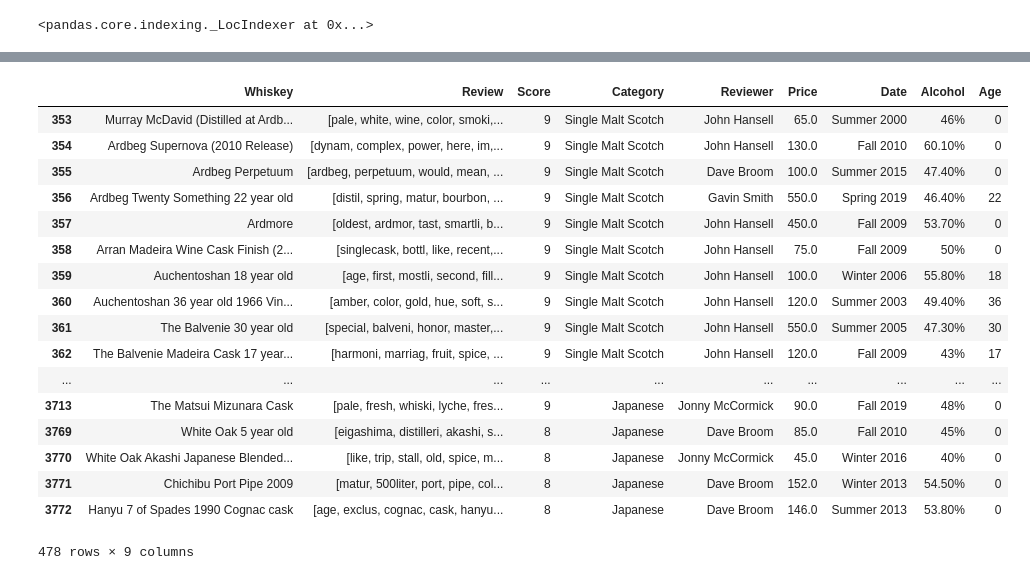
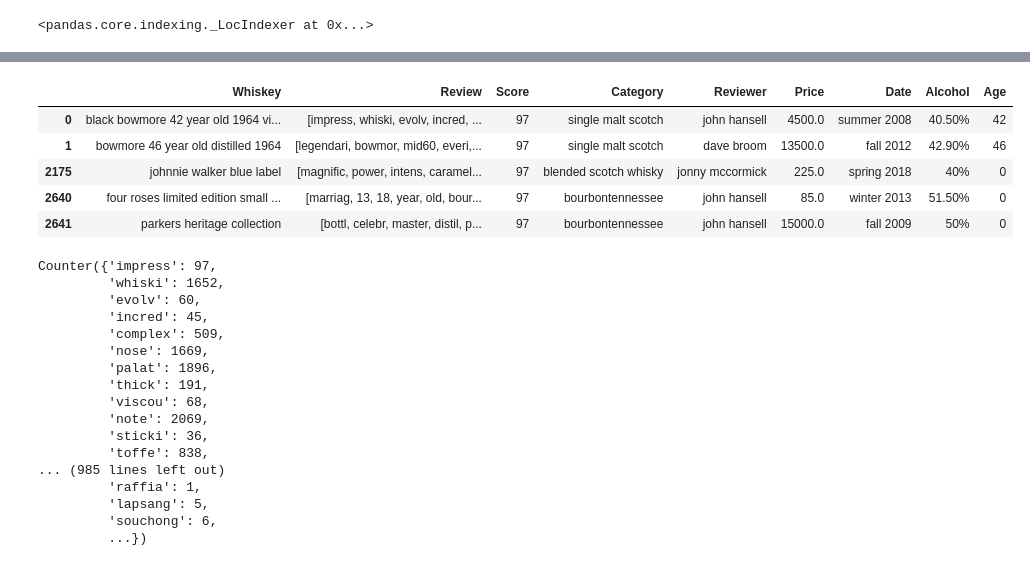
Before and after one commit to Fez3/Web-Scraper, a Jupyter notebook: Selenium/Scraping Project.ipynb, the cells around one changed output, grey strips where cells are left out. Saved outputs shown, nothing was run; the diff lists cells and outputs as text; code cells hidden in the pictures.

```diff
--- a/Selenium/Scraping Project.ipynb
+++ b/Selenium/Scraping Project.ipynb
@@ -110,0 +89,18 @@ Name: Review, Length: 3774, dtype: object
+# %%
+from nltk.stem import PorterStemmer
+stemmer = PorterStemmer()
+df['Review']=df['Review'].apply(lambda x: ' '.join([stemmer.stem(word) for word in x.split()]))
+df['Review']
+for column in df.columns:
+    try:
+# Convert all the string to lower cases
+        df[column] = df[column].str.lower()
+# \S+ means anything that is not an empty space
+        df[column] = df[column].apply(lambda x: re.sub('http\S*', '', x))
+# \s+ means all empty space (\n, \r, \t)
+        df[column] = df[column].apply(lambda x: re.sub('\s+', ' ', x))
+        df[column] = df[column].apply(lambda text: " ".join(word for word in text.split() if word not in stop))
+        df[column] = df[column].apply(lambda x: re.sub('[^\w\s]', '', x))
+        print(column+' is done')
+    except:
+        print(column+" is not string")
@@ -286,7 +282,10 @@ def finder(x):
     try:
         return re.search(r'[0-9][0-9] year old', x).group(0)
     except:
-        return str(0)
+        try:
+            return re.search(r'[0-9] year old', x).group(0)
+        except:
+            return str(0)
 
 df=df.assign(Age=df['Whiskey'].apply(lambda x: finder(x)))
 # %%
@@ -376,21 +393,33 @@ df[df.Reviewer==' Geoffrey Kleinman ']
 # %%
-df[df.Score < 10]
+df[df.Score > 96]
 # %% [output]
 |  | Whiskey | Review | Score | Category | Reviewer | Price | Date | Alcohol | Age |
-| 353 | Murray McDavid (Distilled at Ardb... | [pale, white, wine, color, smoki,... | 9 | Single Malt Scotch | John Hansell | 65.0 | Summer 2000 | 46% | 0 |
-| 354 | Ardbeg Supernova (2010 Release) | [dynam, complex, power, here, im,... | 9 | Single Malt Scotch | John Hansell | 130.0 | Fall 2010 | 60.10% | 0 |
-| 355 | Ardbeg Perpetuum | [ardbeg, perpetuum, would, mean, ... | 9 | Single Malt Scotch | Dave Broom | 100.0 | Summer 2015 | 47.40% | 0 |
-| 356 | Ardbeg Twenty Something 22 year old | [distil, spring, matur, bourbon, ... | 9 | Single Malt Scotch | Gavin Smith | 550.0 | Spring 2019 | 46.40% | 22 |
-| 357 | Ardmore | [oldest, ardmor, tast, smartli, b... | 9 | Single Malt Scotch | John Hansell | 450.0 | Fall 2009 | 53.70% | 0 |
-| 358 | Arran Madeira Wine Cask Finish (2... | [singlecask, bottl, like, recent,... | 9 | Single Malt Scotch | John Hansell | 75.0 | Fall 2009 | 50% | 0 |
-| 359 | Auchentoshan 18 year old | [age, first, mostli, second, fill... | 9 | Single Malt Scotch | John Hansell | 100.0 | Winter 2006 | 55.80% | 18 |
-| 360 | Auchentoshan 36 year old 1966 Vin... | [amber, color, gold, hue, soft, s... | 9 | Single Malt Scotch | John Hansell | 120.0 | Summer 2003 | 49.40% | 36 |
-| 361 | The Balvenie 30 year old | [special, balveni, honor, master,... | 9 | Single Malt Scotch | John Hansell | 550.0 | Summer 2005 | 47.30% | 30 |
-| 362 | The Balvenie Madeira Cask 17 year... | [harmoni, marriag, fruit, spice, ... | 9 | Single Malt Scotch | John Hansell | 120.0 | Fall 2009 | 43% | 17 |
-| ... | ... | ... | ... | ... | ... | ... | ... | ... | ... |
-| 3713 | The Matsui Mizunara Cask | [pale, fresh, whiski, lyche, fres... | 9 | Japanese | Jonny McCormick | 90.0 | Fall 2019 | 48% | 0 |
-| 3769 | White Oak 5 year old | [eigashima, distilleri, akashi, s... | 8 | Japanese | Dave Broom | 85.0 | Fall 2010 | 45% | 0 |
-| 3770 | White Oak Akashi Japanese Blended... | [like, trip, stall, old, spice, m... | 8 | Japanese | Jonny McCormick | 45.0 | Winter 2016 | 40% | 0 |
-| 3771 | Chichibu Port Pipe 2009 | [matur, 500liter, port, pipe, col... | 8 | Japanese | Dave Broom | 152.0 | Winter 2013 | 54.50% | 0 |
-| 3772 | Hanyu 7 of Spades 1990 Cognac cask | [age, exclus, cognac, cask, hanyu... | 8 | Japanese | Dave Broom | 146.0 | Summer 2013 | 53.80% | 0 |
+| 0 | black bowmore 42 year old 1964 vi... | [impress, whiski, evolv, incred, ... | 97 | single malt scotch | john hansell | 4500.0 | summer 2008 | 40.50% | 42 |
+| 1 | bowmore 46 year old distilled 1964 | [legendari, bowmor, mid60, everi,... | 97 | single malt scotch | dave broom | 13500.0 | fall 2012 | 42.90% | 46 |
+| 2175 | johnnie walker blue label | [magnific, power, intens, caramel... | 97 | blended scotch whisky | jonny mccormick | 225.0 | spring 2018 | 40% | 0 |
+| 2640 | four roses limited edition small ... | [marriag, 13, 18, year, old, bour... | 97 | bourbontennessee | john hansell | 85.0 | winter 2013 | 51.50% | 0 |
+| 2641 | parkers heritage collection | [bottl, celebr, master, distil, p... | 97 | bourbontennessee | john hansell | 15000.0 | fall 2009 | 50% | 0 |
-478 rows × 9 columns
+# %%
+import collections as coll
+words=coll.Counter()
+for review in df['Review']:
+    [words.update([word]) for word in review]
+words
+# %% [output]
+Counter({'impress': 97,
+         'whiski': 1652,
+         'evolv': 60,
+         'incred': 45,
+         'complex': 509,
+         'nose': 1669,
+         'palat': 1896,
+         'thick': 191,
+         'viscou': 68,
+         'note': 2069,
+         'sticki': 36,
+         'toffe': 838,
+... (985 lines left out)
+         'raffia': 1,
+         'lapsang': 5,
+         'souchong': 6,
+         ...})
```
Also changed, not shown: parts of 33 cells of this notebook, 2 other files.
